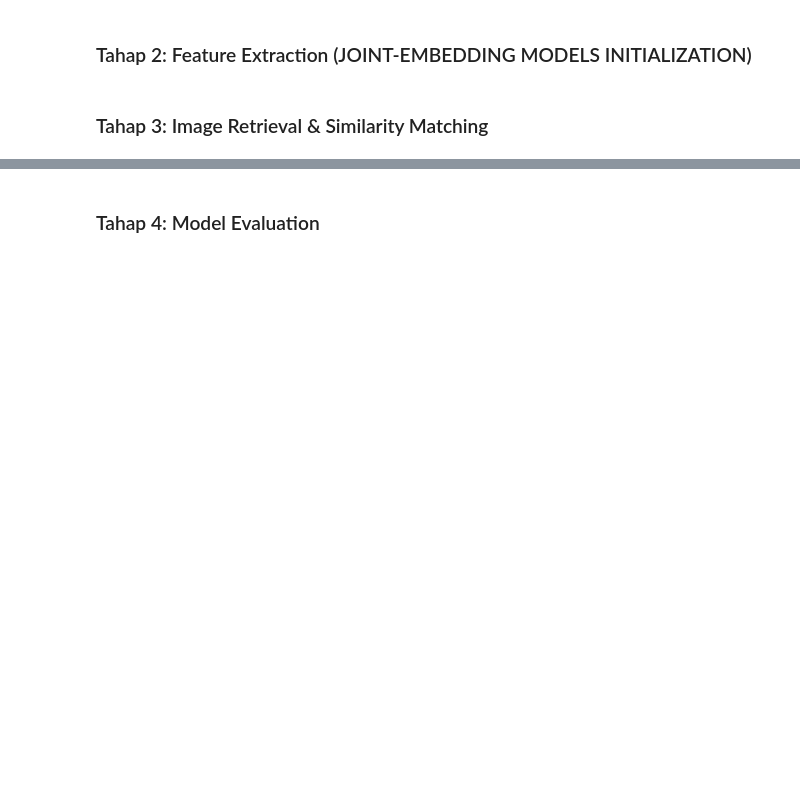
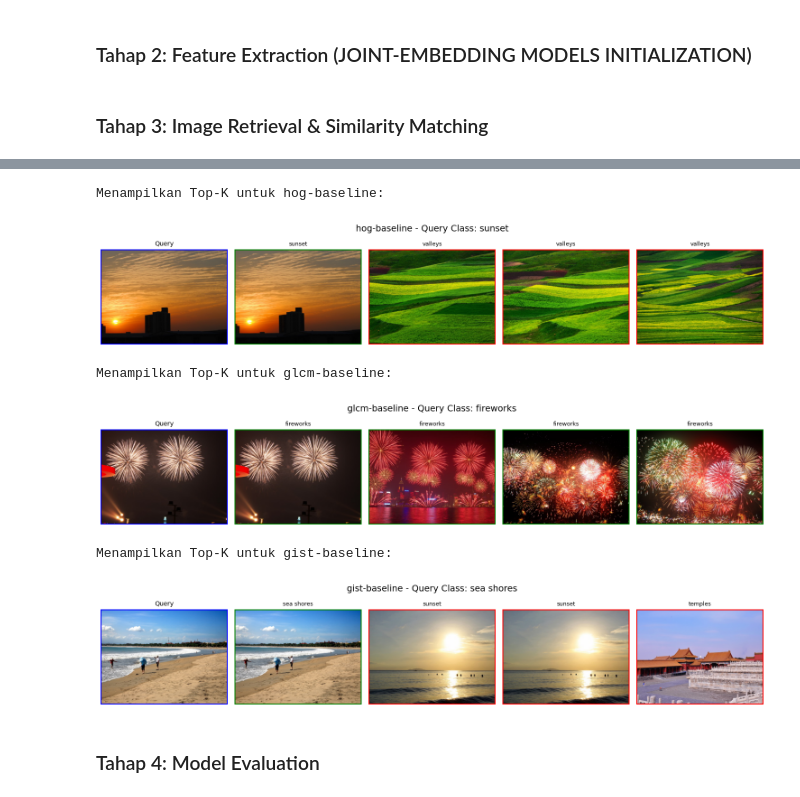
Before and after one commit to rofiqsamanhudi/Trade-Off_CBIR, a Jupyter notebook: src/notebooks/CBIR_Classical.ipynb, the cells around one changed output, grey strips where cells are left out. Cells and saved outputs as stored; diff of their text form; code cells hidden in the pictures; blank space fills up the shorter version.

```diff
--- a/src/notebooks/CBIR_Classical.ipynb
+++ b/src/notebooks/CBIR_Classical.ipynb
@@ -535,0 +790,10 @@ gist -> 1000 feature vectors
+# %%
+def to_numpy(features):
+    # Jika features berupa list
+    if isinstance(features, list):
+        # Jika list berisi tuple (embedding, path)
+        if len(features) > 0 and isinstance(features[0], tuple):
+            return np.array([f[0] for f in features], dtype=np.float32)
+        else:
+            return np.array(features, dtype=np.float32)
+    return features
@@ -536,2 +843,23 @@ gist -> 1000 feature vectors
+# %%
+for m_name, feats in features_dict.items():
+    model_label = f"{m_name}-baseline"
+    print(f"\nMenampilkan Top-K untuk {model_label}:")
+    query_idx = random.randint(0, len(labels) - 1)
+
+    show_topk_cbir(
+        features=feats,
+        labels=labels,
+        img_paths=img_paths,
+        top_k=4,
+        model_name=model_label,
+        query_idx=query_idx
+    )
+# %% [output]
+Menampilkan Top-K untuk hog-baseline:
+[figure, added]
+Menampilkan Top-K untuk glcm-baseline:
+[figure, added]
+Menampilkan Top-K untuk gist-baseline:
+[figure, added]
 # %% [markdown]
 ### Tahap 4: Model Evaluation
```
Also changed, not shown: parts of 11 cells of this notebook.
